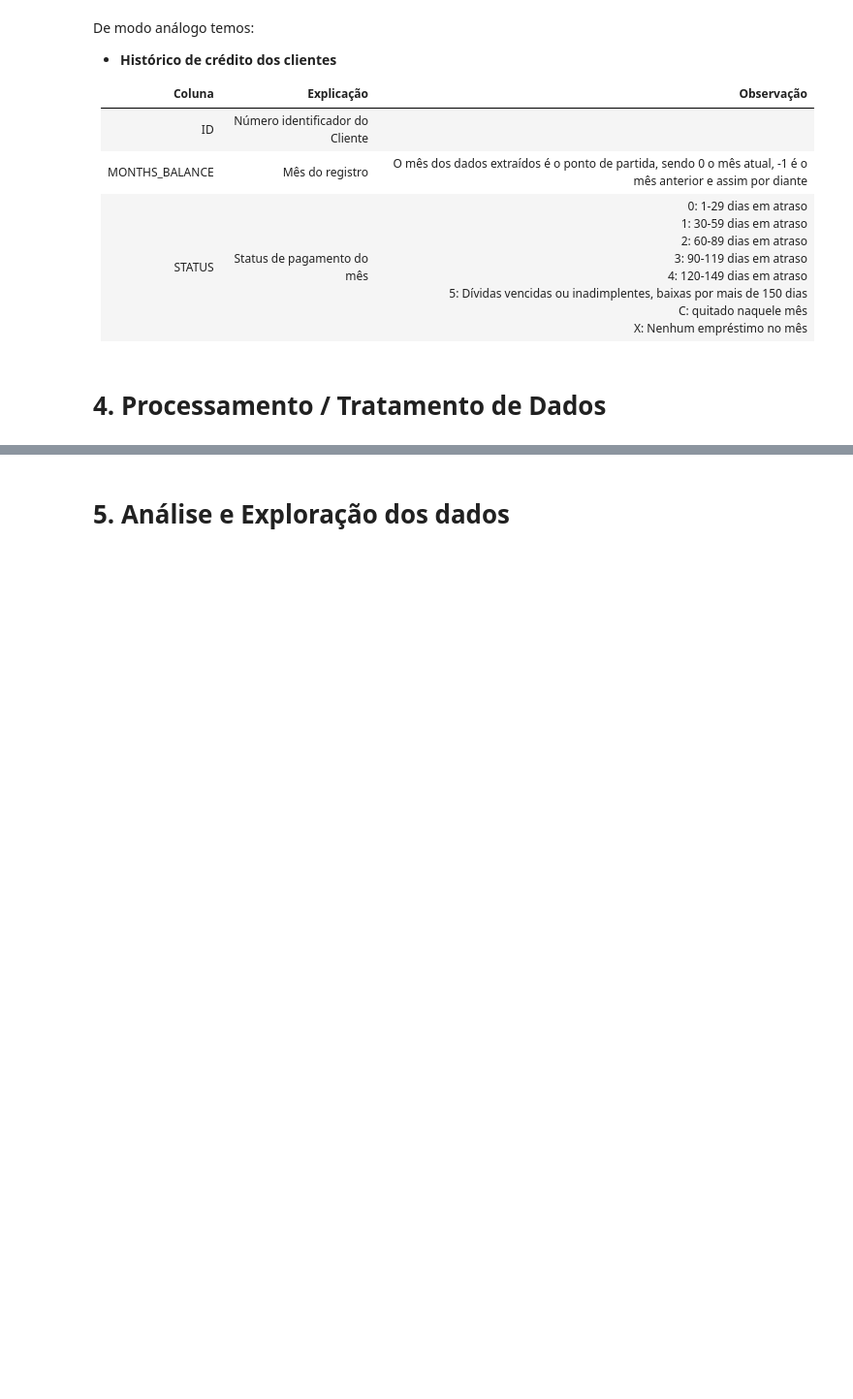
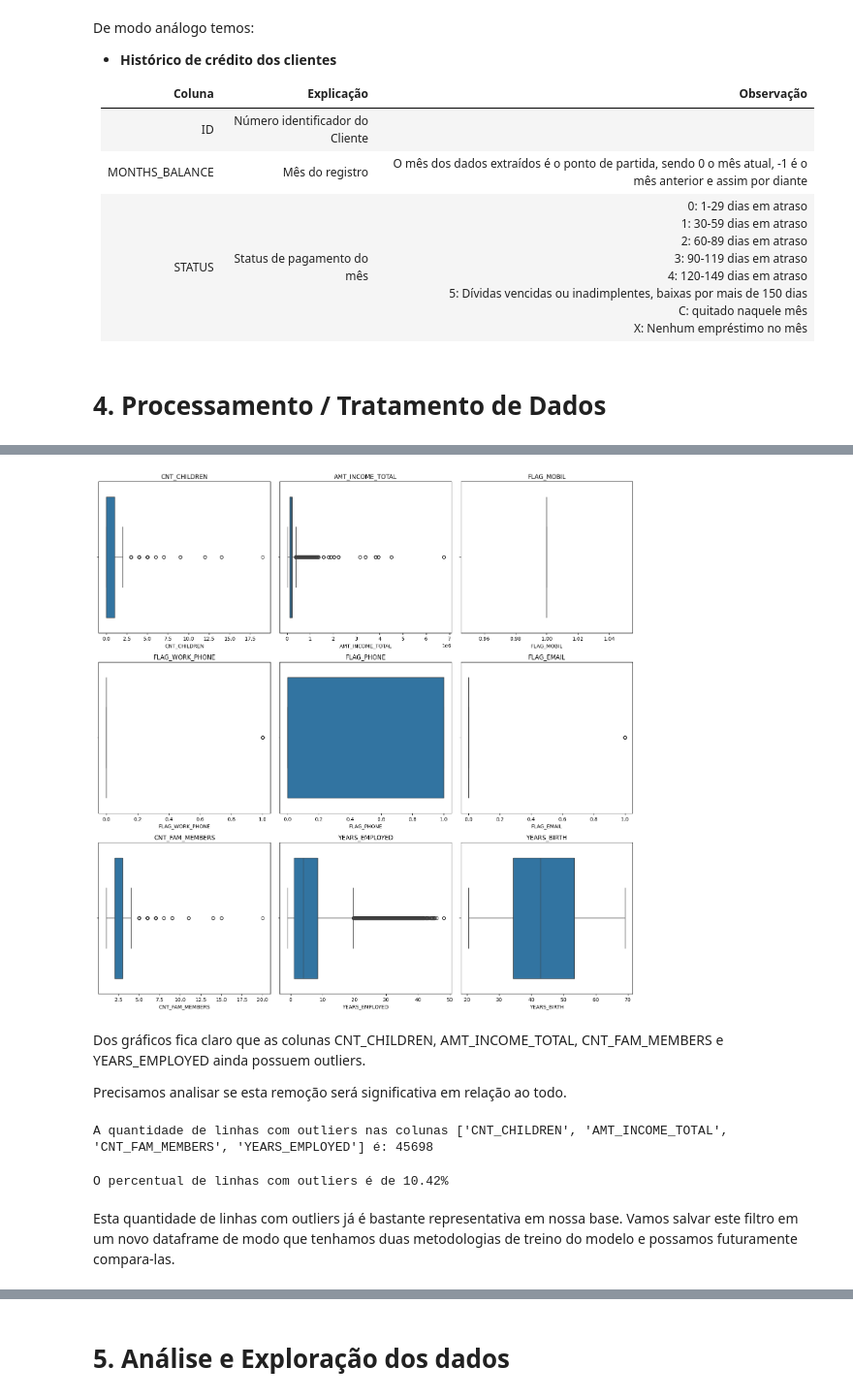
Before and after one commit to VitorFRodrigues/PUCMinas_DataScience, a Jupyter notebook: 06-Machine_Learning/Tarefas/Modulo_A/notebook/aprovacao_credito.ipynb, the cells around one changed output, grey strips where cells are left out. Shown at 97% size. Cells and saved outputs as stored; diff of their text form; code cells hidden in the pictures; blank space fills up the shorter version.

Commit message:
Tratamento de dados

```diff
--- a/06-Machine_Learning/Tarefas/Modulo_A/notebook/aprovacao_credito.ipynb
+++ b/06-Machine_Learning/Tarefas/Modulo_A/notebook/aprovacao_credito.ipynb
@@ -120,0 +154,3 @@ De modo análogo temos:
+# %%
+id_repetidos = dados_clientes[dados_clientes['ID'].duplicated(keep=False)]['ID']
+id_repetidos.head()
@@ -120,0 +165,2 @@ De modo análogo temos:
+# %%
+dados_cliente_ID_unicos = dados_clientes.drop(id_repetidos.index)
@@ -120,0 +207,5 @@ De modo análogo temos:
+# %%
+dados_cliente_ID_unicos['YEARS_EMPLOYED'] = dados_cliente_ID_unicos['DAYS_EMPLOYED'] / -365
+dados_cliente_ID_unicos['YEARS_BIRTH'] = dados_cliente_ID_unicos['DAYS_BIRTH'] / -365
+dados_cliente_ID_unicos.drop(['DAYS_EMPLOYED', 'DAYS_BIRTH'], axis=1, inplace=True)
+dados_cliente_ID_unicos.describe()
@@ -120,0 +239,4 @@ De modo análogo temos:
+# %%
+num = dados_cliente_ID_unicos['YEARS_EMPLOYED'].min()
+dados_cliente_ID_unicos['YEARS_EMPLOYED'].replace(num, -1, inplace=True)
+dados_cliente_ID_unicos.describe()
@@ -120,0 +259,64 @@ De modo análogo temos:
+# %%
+# Selecionar apenas as colunas numéricas, excluindo a coluna 'ID'
+colunas_numericas = dados_cliente_ID_unicos.select_dtypes(include=['number']).drop('ID', axis=1).columns
+
+# Criar uma figura com subplots
+num_colunas = len(colunas_numericas)
+num_linhas = (num_colunas + 2) // 3  # Calcular o número de linhas necessárias para os subplots
+fig, axes = plt.subplots(nrows=num_linhas, ncols=3, figsize=(15, 5 * num_linhas))
+
+# Iterar pelas colunas numéricas e criar boxplots em cada subplot
+for i, coluna in enumerate(colunas_numericas):
+    linha = i // 3
+    coluna_subplot = i % 3
+    sns.boxplot(x=dados_cliente_ID_unicos[coluna], ax=axes[linha, coluna_subplot])
+    axes[linha, coluna_subplot].set_title(coluna)
+
+# Ajustar o layout e exibir o gráfico
+plt.tight_layout()
+plt.show()
+# %% [output]
+[figure, added]
+# %% [markdown]
+Dos gráficos fica claro que as colunas CNT_CHILDREN, AMT_INCOME_TOTAL, CNT_FAM_MEMBERS e YEARS_EMPLOYED ainda possuem outliers.
+
+Precisamos analisar se esta remoção será significativa em relação ao todo.
+# %%
+
+# Definir os limites para identificar outliers usando o método IQR (Interquartile Range)
+def identificar_outliers_iqr(data, coluna):
+  Q1 = data[coluna].quantile(0.25)
+  Q3 = data[coluna].quantile(0.75)
+  IQR = Q3 - Q1
+  limite_inferior = Q1 - 1.5 * IQR
+  limite_superior = Q3 + 1.5 * IQR
+  outliers = data[(data[coluna] < limite_inferior) | (data[coluna] > limite_superior)]
+  return outliers
+
+# Lista de colunas para verificar outliers
+colunas_outliers = ['CNT_CHILDREN', 'AMT_INCOME_TOTAL', 'CNT_FAM_MEMBERS', 'YEARS_EMPLOYED']
+
+# Inicializar um DataFrame para armazenar as linhas com outliers
+linhas_com_outliers = pd.DataFrame()
+
+# Iterar pelas colunas e identificar outliers
+for coluna in colunas_outliers:
+  outliers_df = identificar_outliers_iqr(dados_cliente_ID_unicos, coluna)
+  linhas_com_outliers = pd.concat([linhas_com_outliers, outliers_df])
+
+# Remover duplicatas para obter o número total de linhas com pelo menos um outlier
+linhas_com_outliers = linhas_com_outliers.drop_duplicates()
+
+# Quantidade de linhas com outliers
+quantidade_linhas_com_outliers = linhas_com_outliers.shape[0]
+
+print(f"A quantidade de linhas com outliers nas colunas {colunas_outliers} é: {quantidade_linhas_com_outliers}")
+# %% [output]
+A quantidade de linhas com outliers nas colunas ['CNT_CHILDREN', 'AMT_INCOME_TOTAL', 'CNT_FAM_MEMBERS', 'YEARS_EMPLOYED'] é: 45698
+# %%
+percentual = quantidade_linhas_com_outliers / dados_cliente_ID_unicos.shape[0] * 100
+print(f'O percentual de linhas com outliers é de {percentual:.2f}%')
+# %% [output]
+O percentual de linhas com outliers é de 10.42%
+# %% [markdown]
+Esta quantidade de linhas com outliers já é bastante representativa em nossa base. Vamos salvar este filtro em um novo dataframe de modo que tenhamos duas metodologias de treino do modelo e possamos futuramente compara-las.
```
Also changed, not shown: parts of 31 cells of this notebook.
